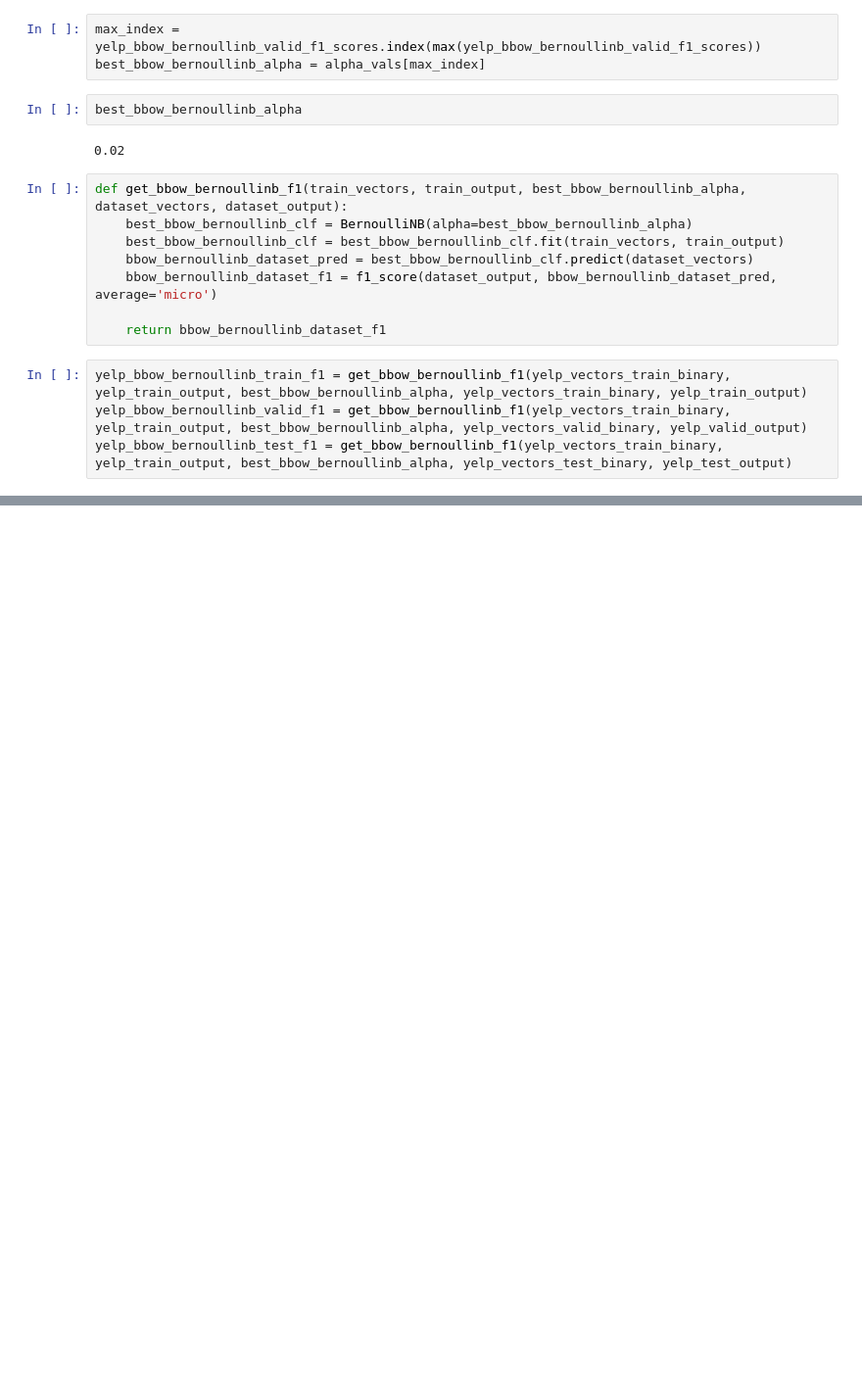
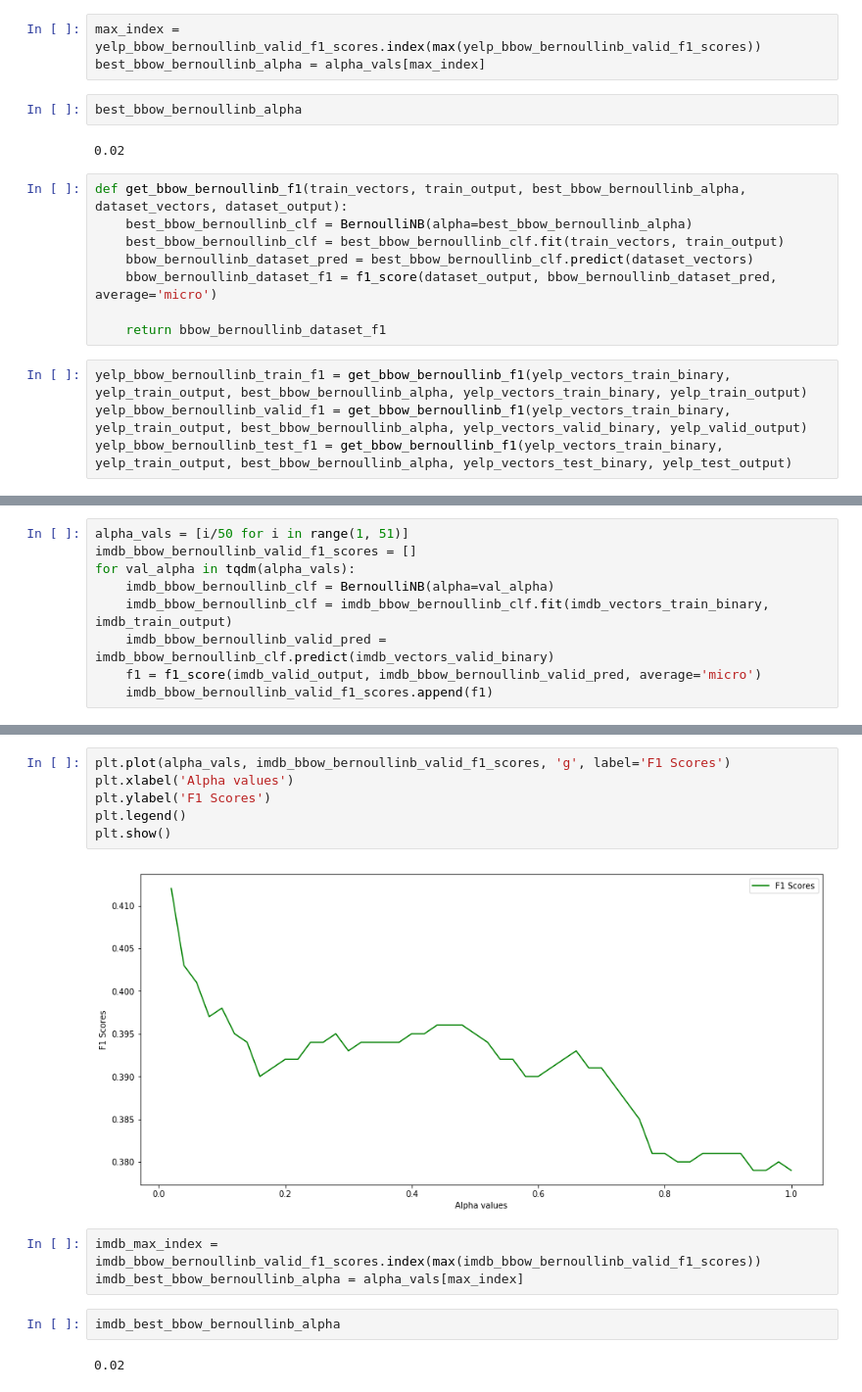
Before and after one commit to atg-abhijay/Comp_551_Assignment_3, a Jupyter notebook: Assignment3.ipynb, the cells around one changed output, grey strips where cells are left out. Shown: that part at 98% size. Saved outputs shown, nothing was run; the diff lists cells and outputs as text; blank space fills up the shorter version.

```diff
--- a/Assignment3.ipynb
+++ b/Assignment3.ipynb
@@ -411,0 +604,9 @@ Best Binary BoW BernoulliNB Alpha Value:  0.02
+# %%
+alpha_vals = [i/50 for i in range(1, 51)]
+imdb_bbow_bernoullinb_valid_f1_scores = []
+for val_alpha in tqdm(alpha_vals):
+    imdb_bbow_bernoullinb_clf = BernoulliNB(alpha=val_alpha)
+    imdb_bbow_bernoullinb_clf = imdb_bbow_bernoullinb_clf.fit(imdb_vectors_train_binary, imdb_train_output)
+    imdb_bbow_bernoullinb_valid_pred = imdb_bbow_bernoullinb_clf.predict(imdb_vectors_valid_binary)
+    f1 = f1_score(imdb_valid_output, imdb_bbow_bernoullinb_valid_pred, average='micro')
+    imdb_bbow_bernoullinb_valid_f1_scores.append(f1)
@@ -411,0 +615,15 @@ Best Binary BoW BernoulliNB Alpha Value:  0.02
+# %%
+plt.plot(alpha_vals, imdb_bbow_bernoullinb_valid_f1_scores, 'g', label='F1 Scores')
+plt.xlabel('Alpha values')
+plt.ylabel('F1 Scores')
+plt.legend()
+plt.show()
+# %% [output]
+[figure, added]
+# %%
+imdb_max_index = imdb_bbow_bernoullinb_valid_f1_scores.index(max(imdb_bbow_bernoullinb_valid_f1_scores))
+imdb_best_bbow_bernoullinb_alpha = alpha_vals[max_index]
+# %%
+imdb_best_bbow_bernoullinb_alpha
+# %% [output]
+0.02
```
Also changed, not shown: parts of 47 cells of this notebook.
